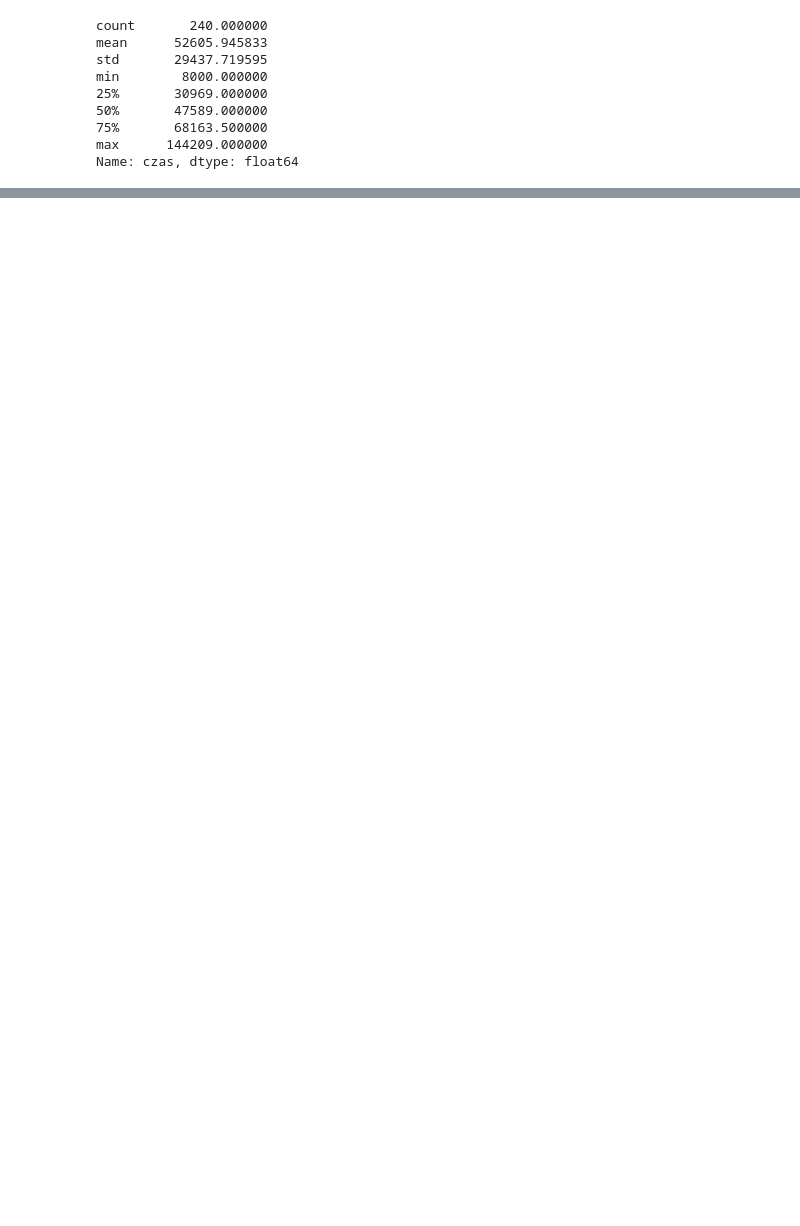
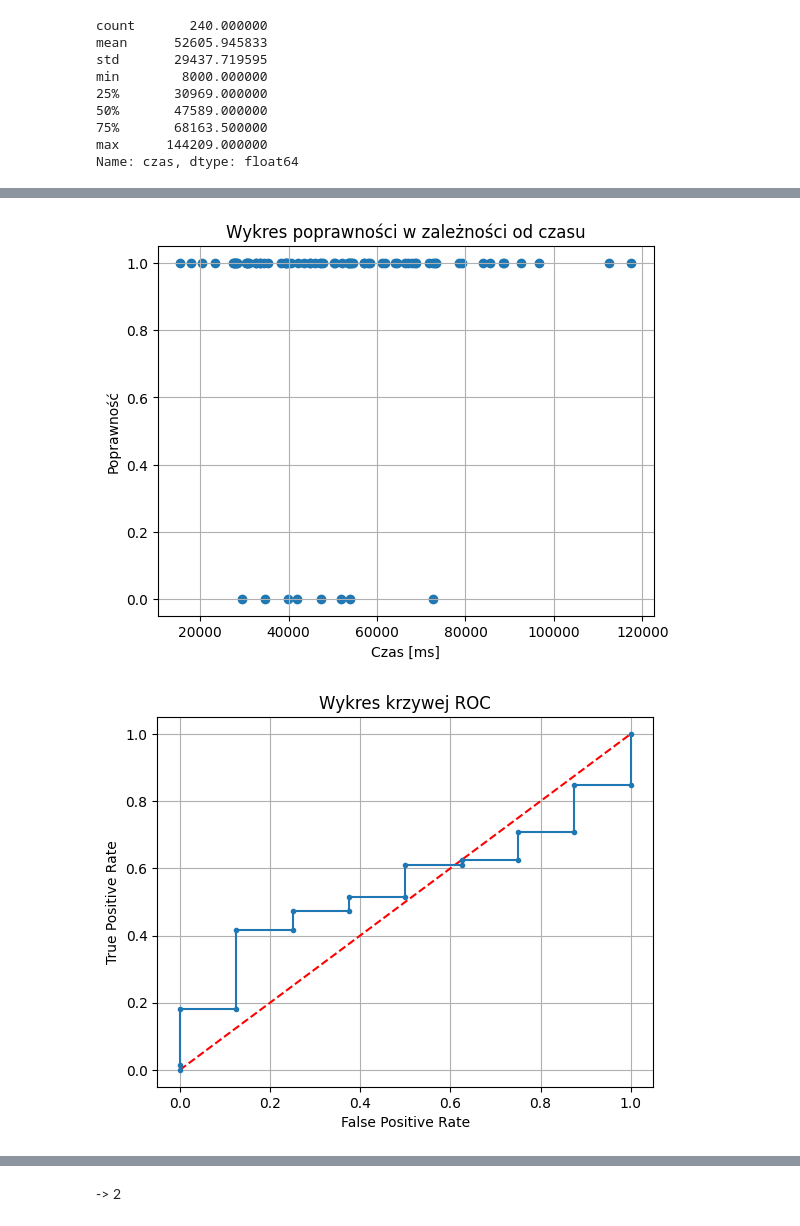
Before and after one commit to MartaSolarz/Master_thesis, a Jupyter notebook: statistical_tests/poprawnosc_vs_czas.ipynb, the cells around one changed output, grey strips where cells are left out. Saved outputs shown, nothing was run; the diff lists cells and outputs as text; code cells hidden in the pictures; blank space fills up the shorter version.

```diff
--- a/statistical_tests/poprawnosc_vs_czas.ipynb
+++ b/statistical_tests/poprawnosc_vs_czas.ipynb
@@ -116,0 +293,13 @@ Name: czas, dtype: float64
+# %%
+popr = []
+for col in df_merge.columns.tolist():
+    if col.startswith('1') and col.endswith('_corr'):
+        popr.append(df_merge[col])
+
+czas = []
+for col in df_merge.columns.tolist():
+    if col.startswith('Duration_1'):
+        czas.append(df_merge[col])
+
+df = prepate_set(czas, popr)
+df.tail()
@@ -116,0 +333,5 @@ Name: czas, dtype: float64
+# %%
+create_plots(df)
+# %% [output]
+[figure, added]
+[figure, added]
@@ -116,0 +340,2 @@ Name: czas, dtype: float64
+# %% [markdown]
+-> 2
```
Also changed, not shown: parts of 39 cells of this notebook, 1 other file.
